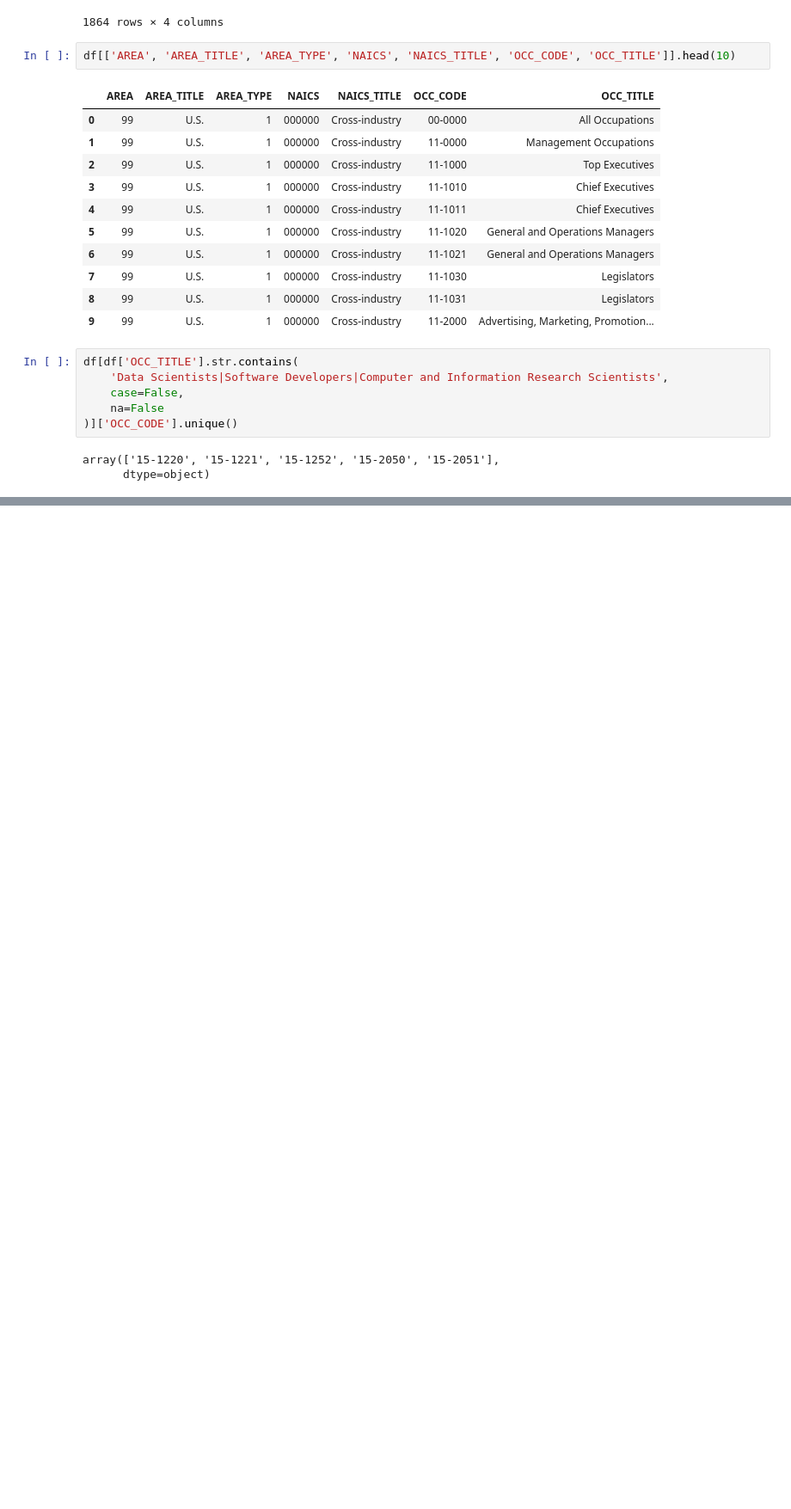
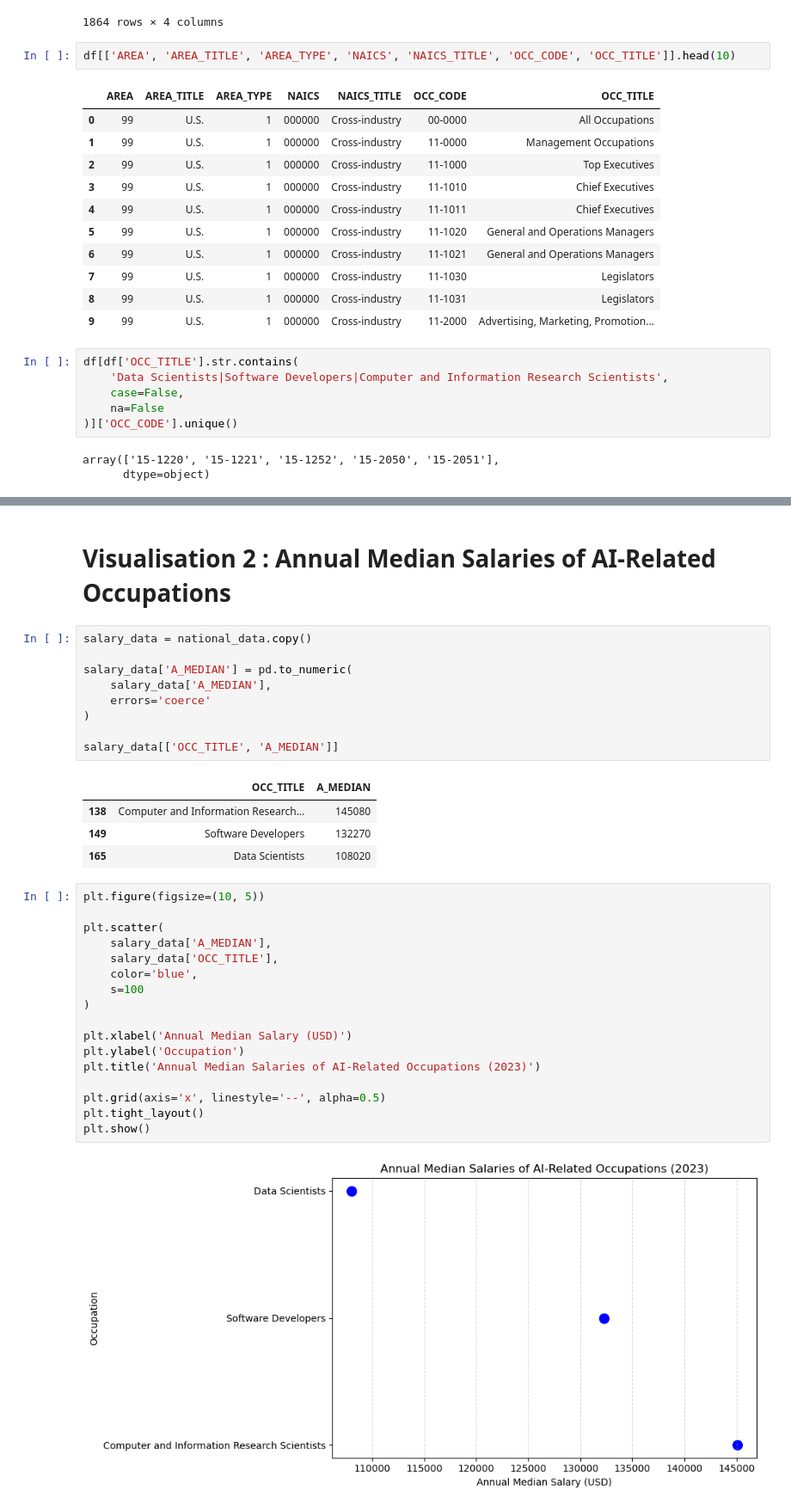
Before and after one commit to Aayusho/Data-Visualisation-and-Communication-CA1, a Jupyter notebook: Ca1 Data_vis_and_comm.ipynb, the cells around one changed output, grey strips where cells are left out. Shown at 86% size. Drawn from its saved outputs; the diff is of its cells as text; blank space fills up the shorter version.

```diff
--- a/Ca1 Data_vis_and_comm.ipynb
+++ b/Ca1 Data_vis_and_comm.ipynb
@@ -177,0 +265,35 @@ array(['15-1220', '15-1221', '15-1252', '15-2050', '15-2051'],
+# %% [markdown]
+# Visualisation 2 : Annual Median Salaries of AI-Related Occupations
+# %%
+salary_data = national_data.copy()
+
+salary_data['A_MEDIAN'] = pd.to_numeric(
+    salary_data['A_MEDIAN'],
+    errors='coerce'
+)
+
+salary_data[['OCC_TITLE', 'A_MEDIAN']]
+# %% [output]
+|  | OCC_TITLE | A_MEDIAN |
+| 138 | Computer and Information Research... | 145080 |
+| 149 | Software Developers | 132270 |
+| 165 | Data Scientists | 108020 |
+# %%
+plt.figure(figsize=(10, 5))
+
+plt.scatter(
+    salary_data['A_MEDIAN'],
+    salary_data['OCC_TITLE'],
+    color='blue',
+    s=100
+)
+
+plt.xlabel('Annual Median Salary (USD)')
+plt.ylabel('Occupation')
+plt.title('Annual Median Salaries of AI-Related Occupations (2023)')
+
+plt.grid(axis='x', linestyle='--', alpha=0.5)
+plt.tight_layout()
+plt.show()
+# %% [output]
+[figure, added]
```
Also changed, not shown: parts of 11 cells of this notebook.
